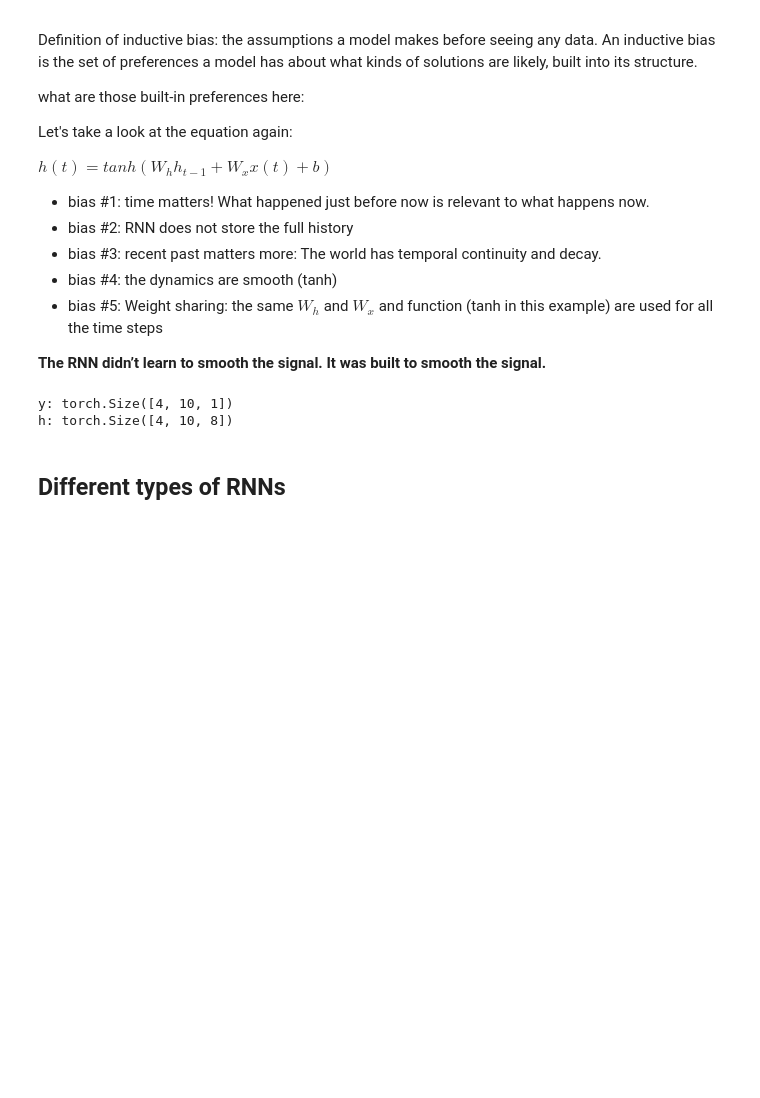
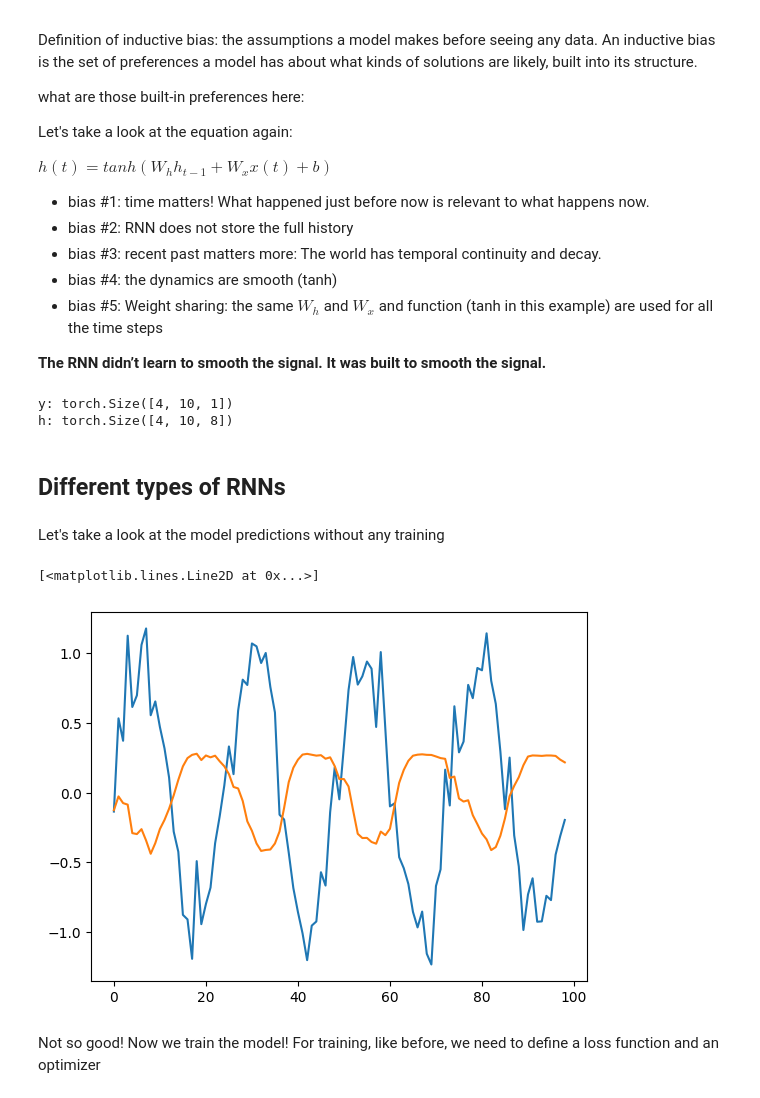
Before and after one commit to lshahsha/model_tutorial, a Jupyter notebook: notebooks/rnns.ipynb, the cells around one changed output. Drawn from its saved outputs; the diff is of its cells as text; code cells hidden in the pictures; blank space fills up the shorter version.

```diff
--- a/notebooks/rnns.ipynb
+++ b/notebooks/rnns.ipynb
@@ -370,3 +371,46 @@ y: torch.Size([4, 10, 1])
 h: torch.Size([4, 10, 8])
 # %% [markdown]
 ## Different types of RNNs
+# %%
+# a simple example.
+# the goal is to predict the next value of a 1D signal
+# we have a noisy sinosuidal X and Y contains the next state
+import torch
+import torch.nn as nn
+import matplotlib.pyplot as plt
+import numpy as np
+
+torch.manual_seed(0)
+
+# Create sine wave data
+T = 100
+t = np.linspace(0, 8*np.pi, T)
+signal = np.sin(t)
+
+# Add noise
+signal_noisy = signal + 0.2 * np.random.randn(T)
+
+# Convert to tensors
+x = torch.tensor(signal_noisy[:-1], dtype=torch.float32).unsqueeze(0).unsqueeze(-1)
+y = torch.tensor(signal_noisy[1:], dtype=torch.float32).unsqueeze(0).unsqueeze(-1)
+# %% [markdown]
+Let's take a look at the model predictions without any training
+# %%
+# now create an instance of myRNN.
+# you need input_dim, hidden_dim, and output_dim
+x.shape
+y.shape
+input_dim = 1
+output_dim = 1
+
+RNN_new = myRNN(hidden_dim=32, input_dim=1, output_dim=1)
+y_pred, h = RNN_new.forward(x)
+# convert y_pred to numpy
+
+plt.plot(y[0, :, 0])
+plt.plot(y_pred.detach().numpy()[0,:, 0])
+# %% [output]
+[<matplotlib.lines.Line2D at 0x...>]
+[figure, added]
+# %% [markdown]
+Not so good! Now we train the model! For training, like before, we need to define a loss function and an optimizer
```
Also changed, not shown: parts of 14 cells of this notebook.
